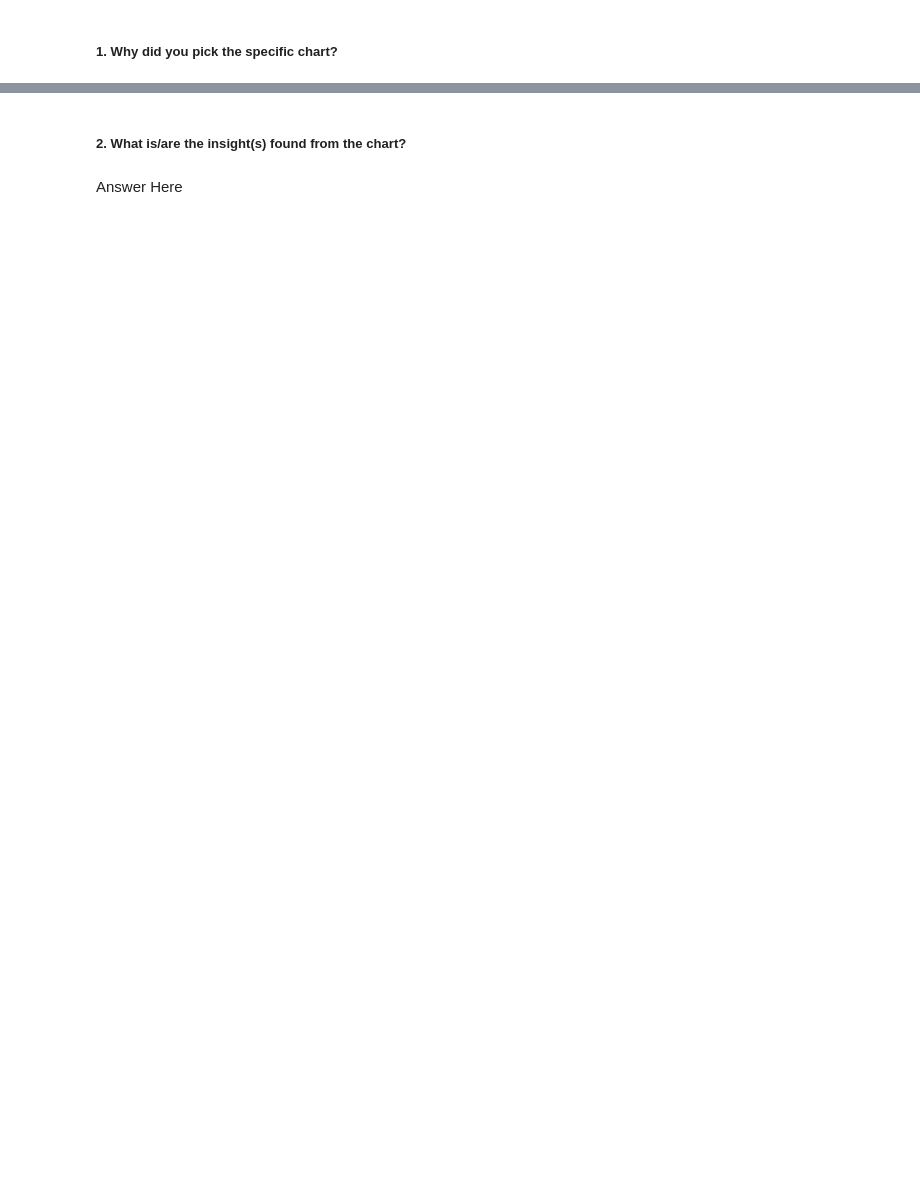
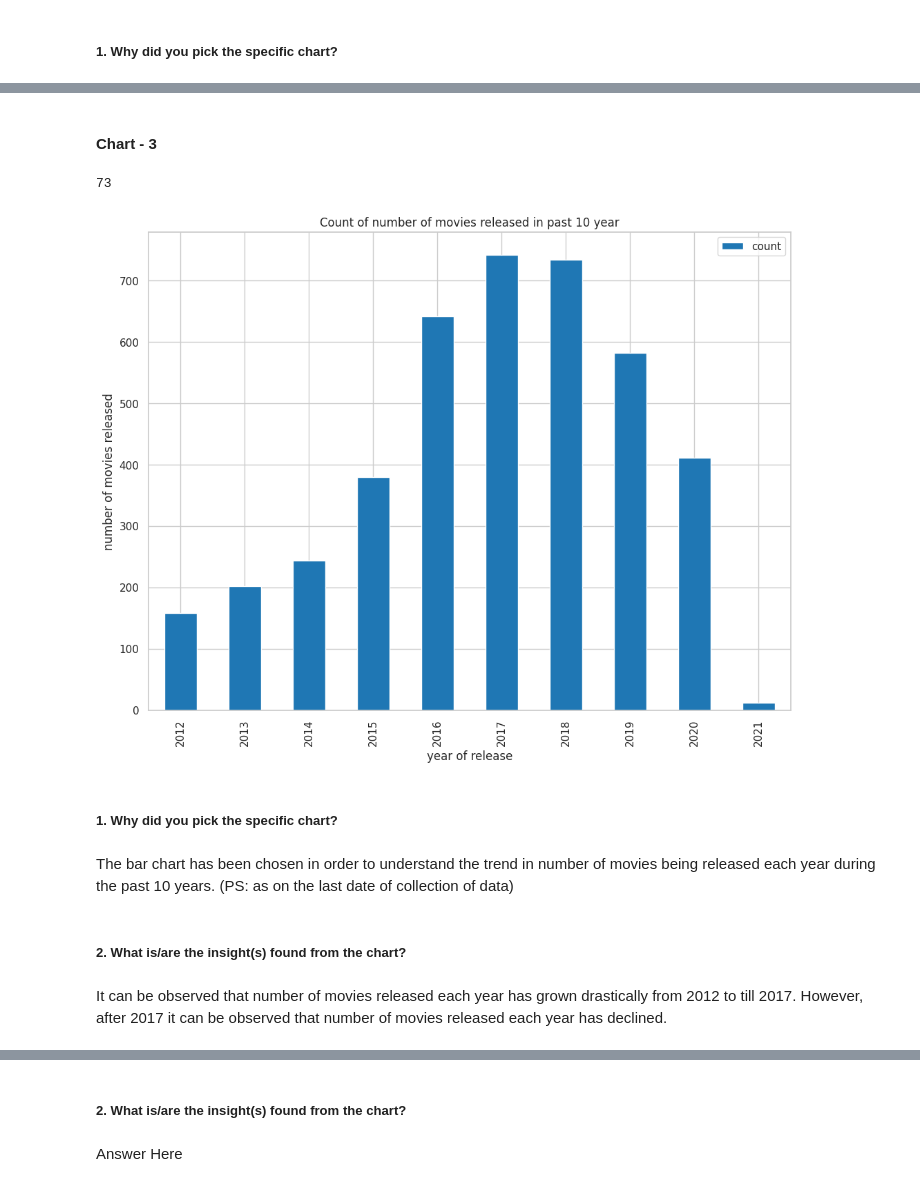
Before and after one commit to Sanjeevhegde009/Netflix-Movies-and-TV-Shows-Clustering, a Jupyter notebook: Netflix_Movies_Clustering.ipynb, the cells around one changed output, grey strips where cells are left out. Saved outputs shown, nothing was run; the diff lists cells and outputs as text; code cells hidden in the pictures; blank space fills up the shorter version.

```diff
--- a/Netflix_Movies_Clustering.ipynb
+++ b/Netflix_Movies_Clustering.ipynb
@@ -465,0 +505,28 @@ df.head()
+# %% [markdown]
+#### Chart - 3
+# %%
+df['release_year'].nunique()
+# %% [output]
+73
+# %%
+# Chart - 3 visualization code
+movies= df[df['type']=='Movie']
+
+movies_trend= movies.groupby('release_year').size().reset_index(name='count')
+only_last_10= movies_trend.tail(10)
+
+ax= only_last_10.plot(kind='bar', x= 'release_year', y= 'count')
+ax.set_xlabel('year of release')
+ax.set_ylabel('number of movies released')
+ax.set_title('Count of number of movies released in past 10 year')
+plt.show()
+# %% [output]
+[figure, added]
+# %% [markdown]
+##### 1. Why did you pick the specific chart?
+# %% [markdown]
+The bar chart has been chosen in order to understand the trend in number of movies being released each year during the past 10 years. (PS: as on the last date of collection of data)
+# %% [markdown]
+##### 2. What is/are the insight(s) found from the chart?
+# %% [markdown]
+It can be observed that number of movies released each year has grown drastically from 2012 to till 2017. However, after 2017 it can be observed that number of movies released each year has declined.
```
Also changed, not shown: parts of 168 cells of this notebook.
